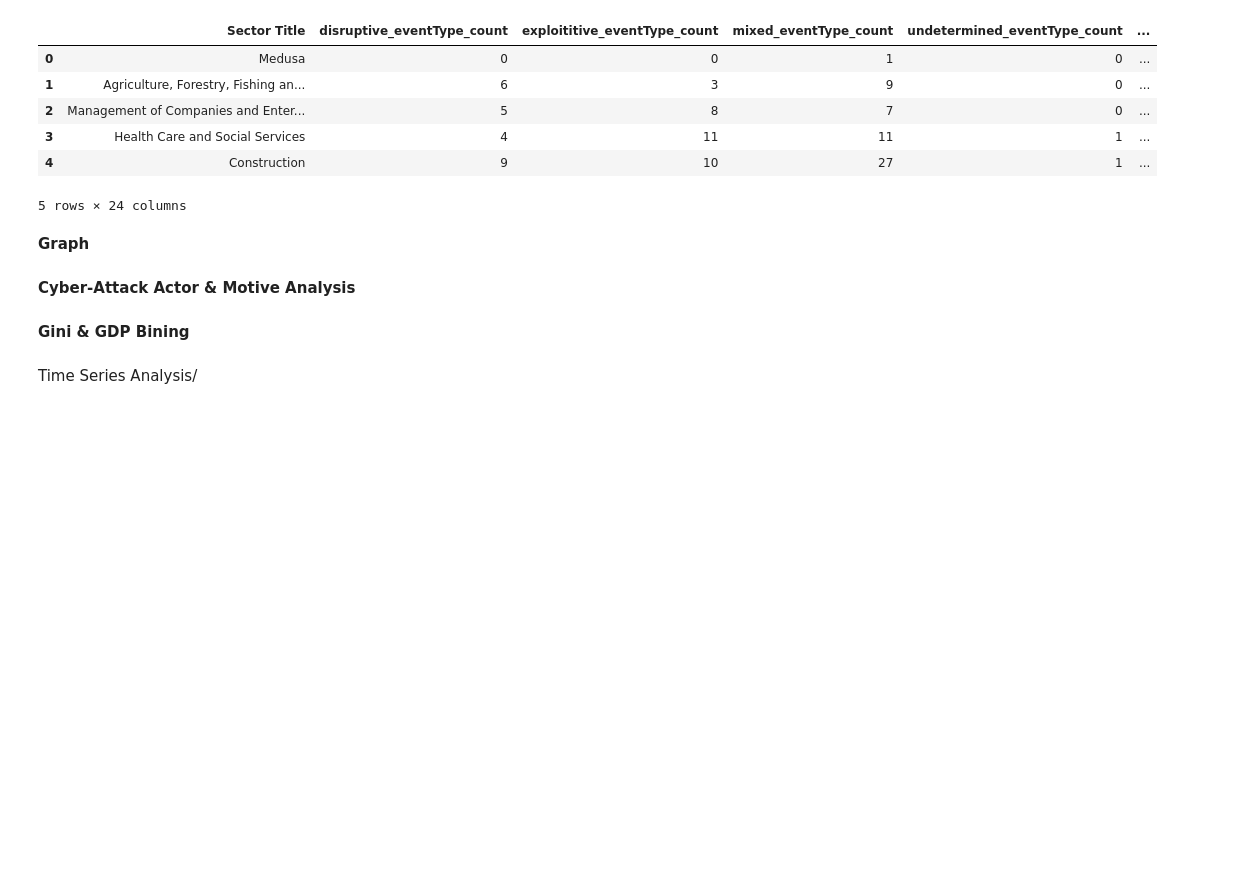
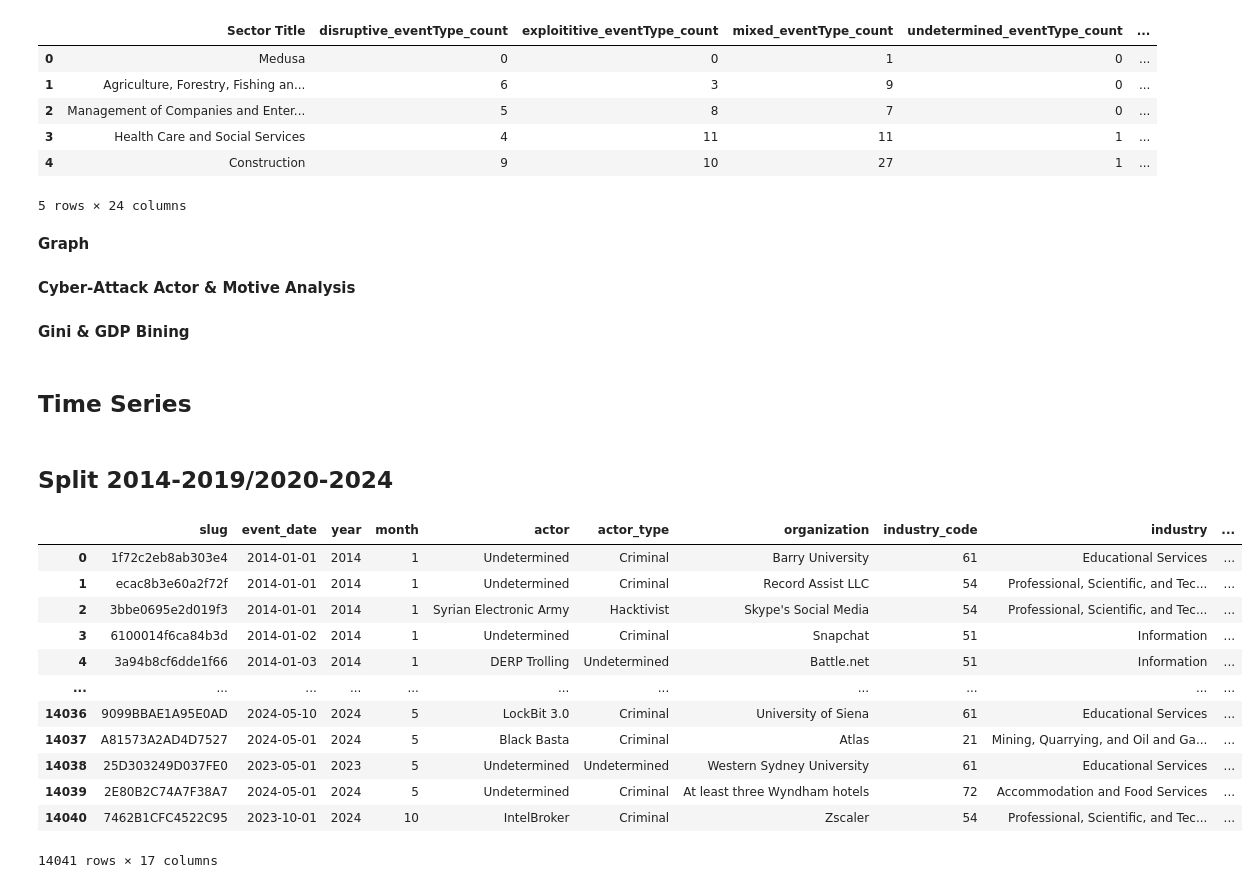
Before and after one commit to Aaron-coderson/Categorizing-Cyber-Attacks, a Jupyter notebook: v2/notebook.ipynb, the cells around one changed output. Drawn from its saved outputs; the diff is of its cells as text; code cells hidden in the pictures; blank space fills up the shorter version.

```diff
--- a/v2/notebook.ipynb
+++ b/v2/notebook.ipynb
@@ -300,5 +300,23 @@ df_publicAdmin = df[df["industry"] == "Public Administration"]
 **Cyber-Attack Actor & Motive Analysis**
 # %% [markdown]
 **Gini & GDP Bining**
-# %% [markdown]
-Time Series Analysis/
+# %% [markdown]
+## **Time Series**
+# %% [markdown]
+## **Split 2014-2019/2020-2024**
+# %%
+df
+# %% [output]
+|  | slug | event_date | year | month | actor | actor_type | organization | industry_code | industry | ... |
+| 0 | 1f72c2eb8ab303e4 | 2014-01-01 | 2014 | 1 | Undetermined | Criminal | Barry University | 61 | Educational Services | ... |
+| 1 | ecac8b3e60a2f72f | 2014-01-01 | 2014 | 1 | Undetermined | Criminal | Record Assist LLC | 54 | Professional, Scientific, and Tec... | ... |
+| 2 | 3bbe0695e2d019f3 | 2014-01-01 | 2014 | 1 | Syrian Electronic Army | Hacktivist | Skype's Social Media | 54 | Professional, Scientific, and Tec... | ... |
+| 3 | 6100014f6ca84b3d | 2014-01-02 | 2014 | 1 | Undetermined | Criminal | Snapchat | 51 | Information | ... |
+| 4 | 3a94b8cf6dde1f66 | 2014-01-03 | 2014 | 1 | DERP Trolling | Undetermined | Battle.net | 51 | Information | ... |
+| ... | ... | ... | ... | ... | ... | ... | ... | ... | ... | ... |
+| 14036 | 9099BBAE1A95E0AD | 2024-05-10 | 2024 | 5 | LockBit 3.0 | Criminal | University of Siena | 61 | Educational Services | ... |
+| 14037 | A81573A2AD4D7527 | 2024-05-01 | 2024 | 5 | Black Basta | Criminal | Atlas | 21 | Mining, Quarrying, and Oil and Ga... | ... |
+| 14038 | 25D303249D037FE0 | 2023-05-01 | 2023 | 5 | Undetermined | Undetermined | Western Sydney University | 61 | Educational Services | ... |
+| 14039 | 2E80B2C74A7F38A7 | 2024-05-01 | 2024 | 5 | Undetermined | Criminal | At least three Wyndham hotels | 72 | Accommodation and Food Services | ... |
+| 14040 | 7462B1CFC4522C95 | 2023-10-01 | 2024 | 10 | IntelBroker | Criminal | Zscaler | 54 | Professional, Scientific, and Tec... | ... |
+14041 rows × 17 columns
```
Also changed, not shown: parts of 7 cells of this notebook.
